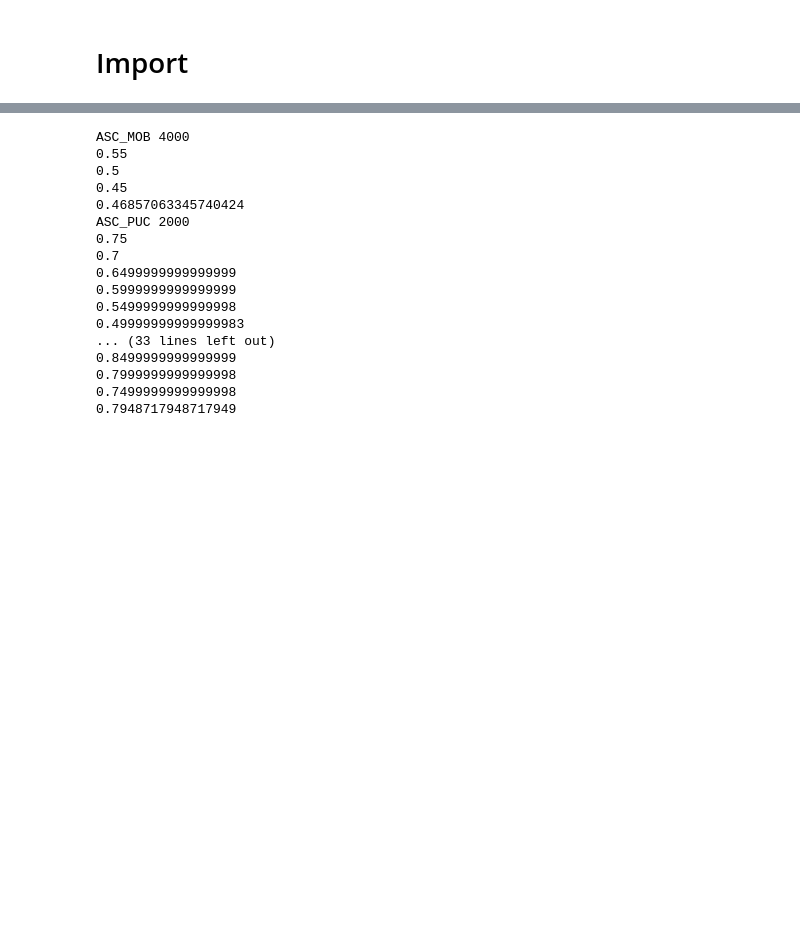
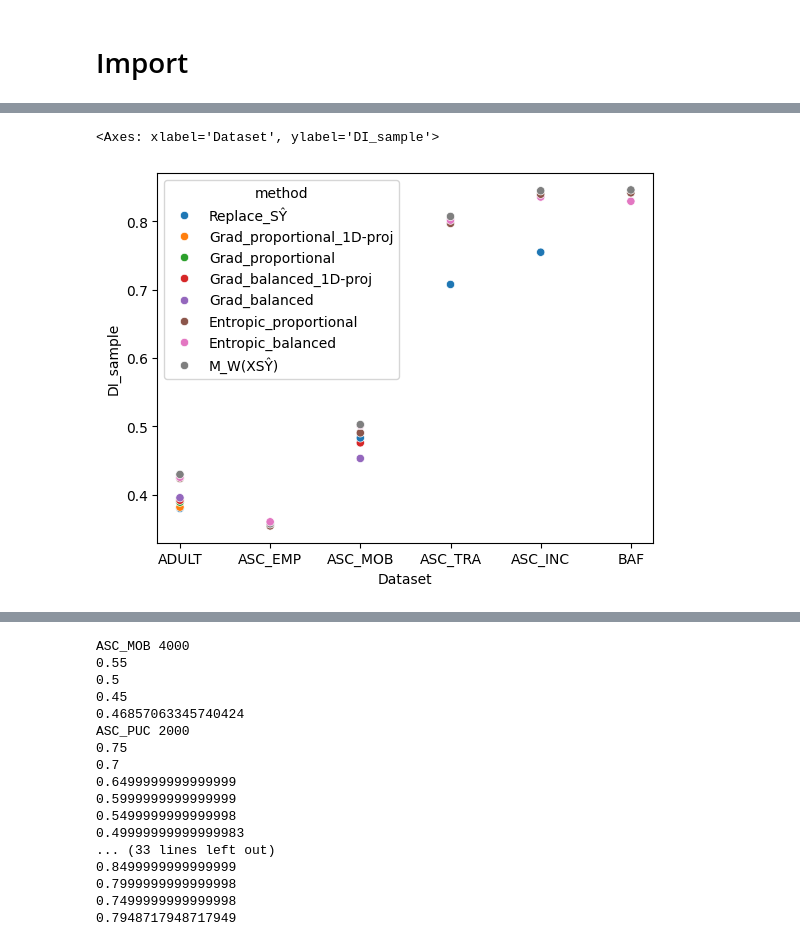
Before and after one commit to ValentinLafargue/Inspection, a Jupyter notebook: Project/Highest_undetected_unbiasing.ipynb, the cells around one changed output, grey strips where cells are left out. Cells and saved outputs as stored; diff of their text form; code cells hidden in the pictures; blank space fills up the shorter version.

```diff
--- a/Project/Highest_undetected_unbiasing.ipynb
+++ b/Project/Highest_undetected_unbiasing.ipynb
@@ -148,0 +772,8 @@ dic_highest_to_start = {
+# %%
+df = df_100[df_100.test_result_rejected.isna()].groupby(['Dataset', 'n_sample', 'method']).agg({
+    'DI_sample' : 'max',
+}).sort_values(['n_sample', 'DI_sample']).reset_index()
+sns.scatterplot(data = df[(df.n_sample == 4000) | (df.n_sample == 1000)], x = 'Dataset', y = 'DI_sample', hue = 'method')
+# %% [output]
+<Axes: xlabel='Dataset', ylabel='DI_sample'>
+[figure, added]
```
Also changed, not shown: parts of 92 cells of this notebook, 9 other files.
